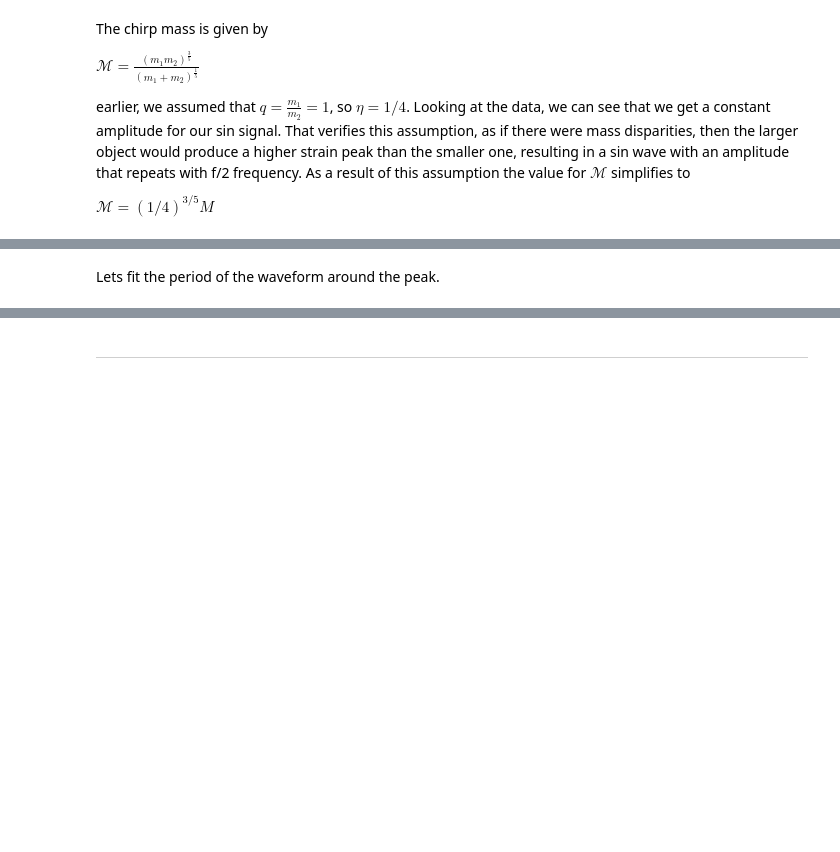
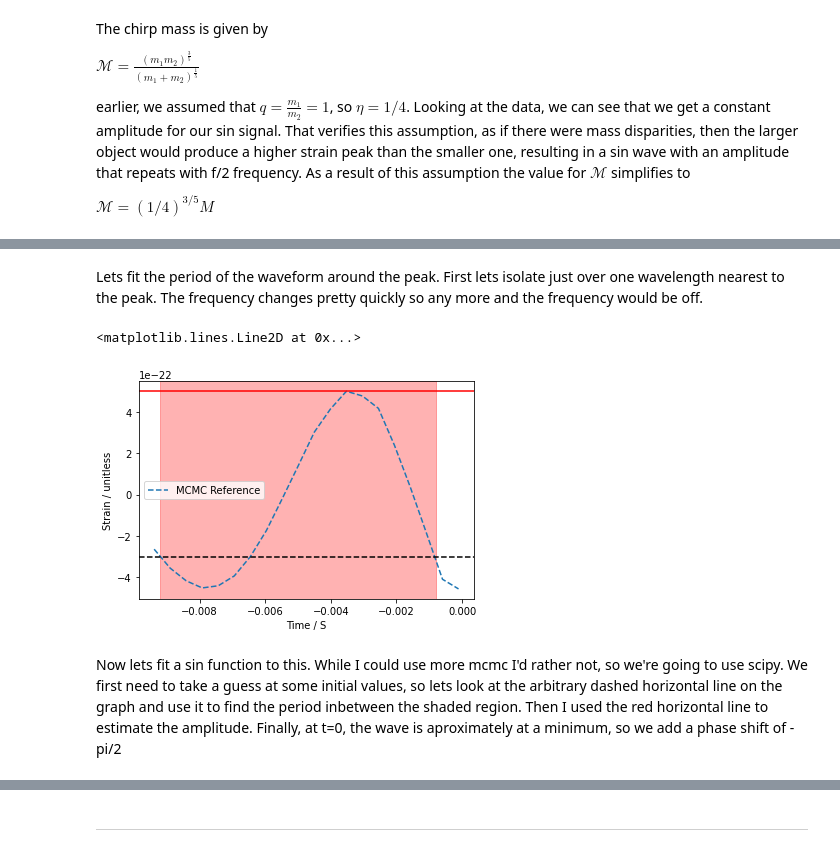
Before and after one commit to Clarke-Jools-36/DataAnalysis22, a Jupyter notebook: CA2_1903779.ipynb, the cells around one changed output, grey strips where cells are left out. Cells and saved outputs as stored; diff of their text form; code cells hidden in the pictures; blank space fills up the shorter version.

```diff
--- a/CA2_1903779.ipynb
+++ b/CA2_1903779.ipynb
@@ -691,2 +691,18 @@ the individual masses of both bodies are 10.3865 M_sol each
-# %% [markdown]
-Lets fit the period of the waveform around the peak.
+# %% [markdown]
+Lets fit the period of the waveform around the peak. First lets isolate just over one wavelength nearest to the peak. The frequency changes pretty quickly so any more and the frequency would be off.
+# %%
+plt.plot(*scale_ref(t_obs,M,D)[:,-20:],"--", label="MCMC Reference")
+
+plt.legend()
+plt.xlabel("Time / S")
+plt.ylabel("Strain / unitless")
+
+plt.axhline(-3e-22, color="k", ls="--")
+plt.axvspan(-0.0092,-0.0008, color="r",alpha=0.3)
+
+plt.axhline(5e-22, color="r", ls="-")
+# %% [output]
+<matplotlib.lines.Line2D at 0x...>
+[figure, added]
+# %% [markdown]
+Now lets fit a sin function to this. While I could use more mcmc I'd rather not, so we're going to use scipy. We first need to take a guess at some initial values, so lets look at the arbitrary dashed horizontal line on the graph and use it to find the period inbetween the shaded region. Then I used the red horizontal line to estimate the amplitude. Finally, at t=0, the wave is aproximately at a minimum, so we add a phase shift of -pi/2
```
Also changed, not shown: parts of 14 cells of this notebook.
